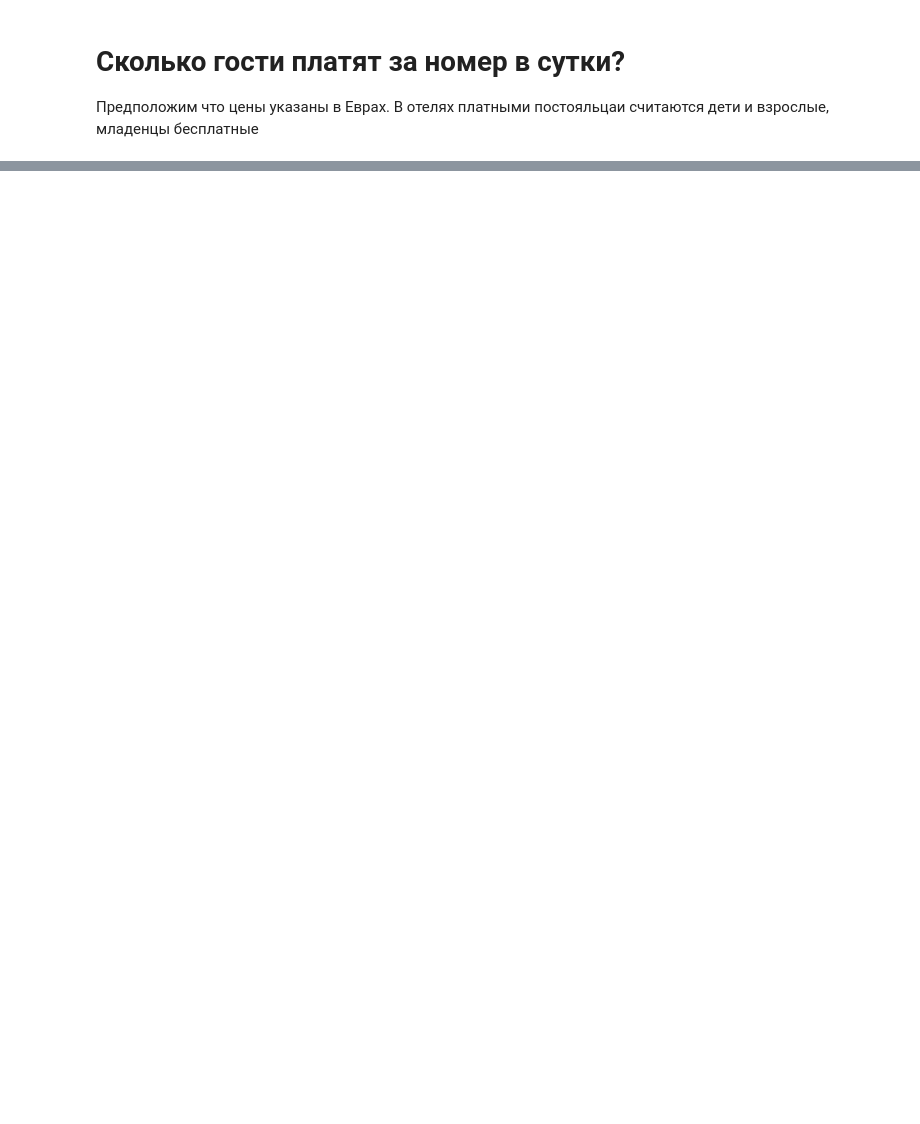
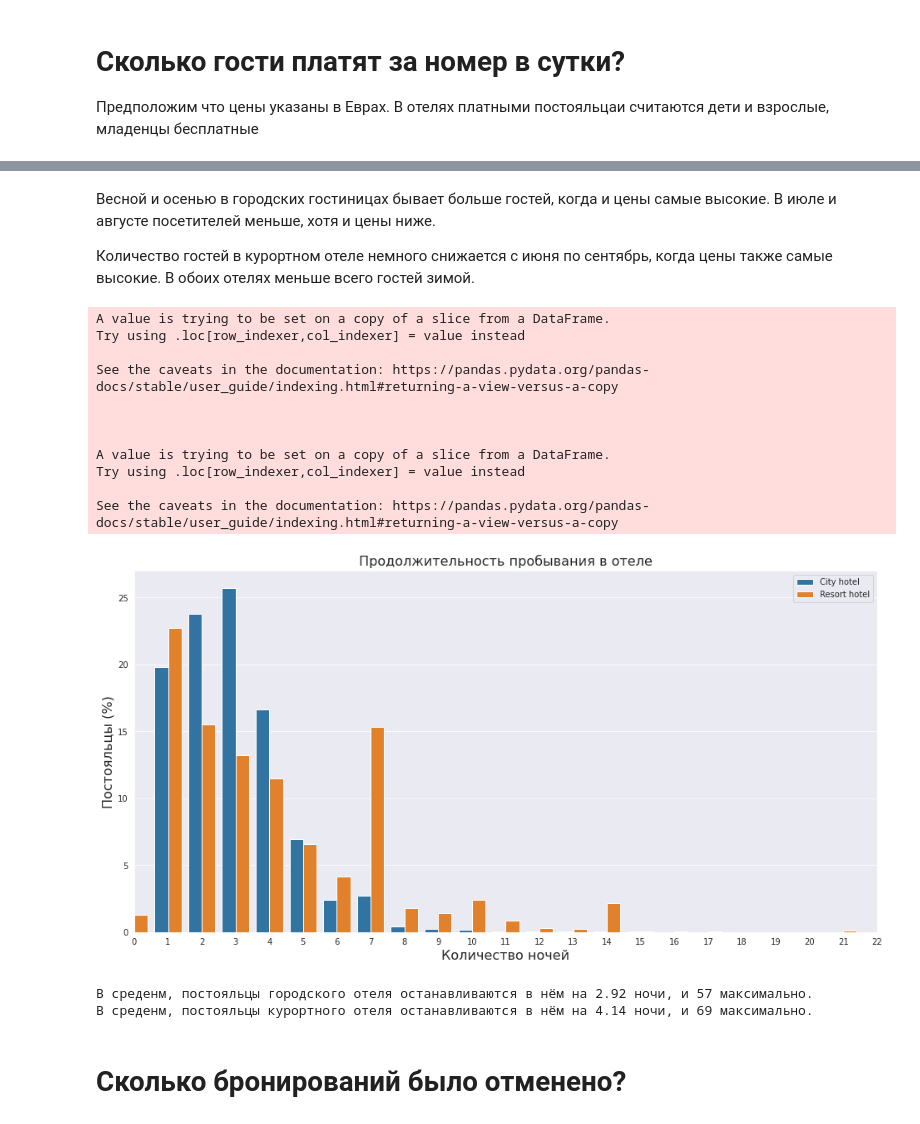
Before and after one commit to SugaryVictor/Hotel-booking-demand, a Jupyter notebook: hotel-booking-demand.ipynb, the cells around one changed output, grey strips where cells are left out. Cells and saved outputs as stored; diff of their text form; code cells hidden in the pictures; blank space fills up the shorter version.

```diff
--- a/hotel-booking-demand.ipynb
+++ b/hotel-booking-demand.ipynb
@@ -125,0 +170,60 @@ print(f'Средняя стоимость одной ночи в отеле со
+# %% [markdown]
+Весной и осенью в городских гостиницах бывает больше гостей, когда и цены самые высокие.
+ В июле и августе посетителей меньше, хотя и цены ниже.
+
+ Количество гостей в курортном отеле немного снижается с июня по сентябрь, когда цены также самые высокие.
+ В обоих отелях меньше всего гостей зимой.
+# %%
+rh['total_nights'] = rh['stays_in_weekend_nights'] + rh['stays_in_week_nights']
+ch['total_nights'] = ch['stays_in_weekend_nights'] + ch['stays_in_week_nights']
+
+num_nights_resort = list(rh["total_nights"].value_counts().index)
+num_bookings_resort = list(rh["total_nights"].value_counts())
+rel_bookings_resort = rh["total_nights"].value_counts() / sum(num_bookings_resort) * 100
+
+num_nights_city = list(ch["total_nights"].value_counts().index)
+num_bookings_city = list(ch["total_nights"].value_counts())
+rel_bookings_city = ch["total_nights"].value_counts() / sum(num_bookings_city) * 100
+
+resort_nights = pd.DataFrame({'num_nights': num_nights_resort,
+                              'hotel': 'Resort hotel',
+                              'rel_num_bookings': rel_bookings_resort})
+
+city_nights = pd.DataFrame({'num_nights': num_nights_city,
+                            'hotel': 'City hotel',
+                            'rel_num_bookings': rel_bookings_city})
+
+nights_data = pd.concat([resort_nights, city_nights], ignore_index=True)
+
+plt.figure(figsize=(16, 8))
+sns.barplot(x="num_nights", y="rel_num_bookings", hue="hotel", data=nights_data,
+            hue_order=["City hotel", "Resort hotel"])
+plt.title("Продолжительность пробывания в отеле", fontsize=16)
+plt.xlabel("Количество ночей", fontsize=16)
+plt.ylabel("Постояльцы (%)", fontsize=16)
+plt.legend(loc="upper right")
+plt.xlim(0,22)
+plt.show()
+# %% [output]
+A value is trying to be set on a copy of a slice from a DataFrame.
+Try using .loc[row_indexer,col_indexer] = value instead
+
+See the caveats in the documentation: https://pandas.pydata.org/pandas-docs/stable/user_guide/indexing.html#returning-a-view-versus-a-copy
+
+
+
+A value is trying to be set on a copy of a slice from a DataFrame.
+Try using .loc[row_indexer,col_indexer] = value instead
+
+See the caveats in the documentation: https://pandas.pydata.org/pandas-docs/stable/user_guide/indexing.html#returning-a-view-versus-a-copy
+[figure, added]
+# %%
+avg_nights_resort = sum(list((resort_nights["num_nights"] * (resort_nights["rel_num_bookings"]/100)).values))
+avg_nights_city = sum(list((city_nights["num_nights"] * (city_nights["rel_num_bookings"]/100)).values))
+print(f"В среденм, постояльцы городского отеля останавливаются в нём на {avg_nights_city:.2f} ночи, и {city_nights['num_nights'].max()} максимально.")
+print(f"В среденм, постояльцы курортного отеля останавливаются в нём на {avg_nights_resort:.2f} ночи, и {resort_nights['num_nights'].max()} максимально.")
+# %% [output]
+В среденм, постояльцы городского отеля останавливаются в нём на 2.92 ночи, и 57 максимально.
+В среденм, постояльцы курортного отеля останавливаются в нём на 4.14 ночи, и 69 максимально.
+# %% [markdown]
+# Сколько бронирований было отменено?
```
Also changed, not shown: parts of 10 cells of this notebook.
